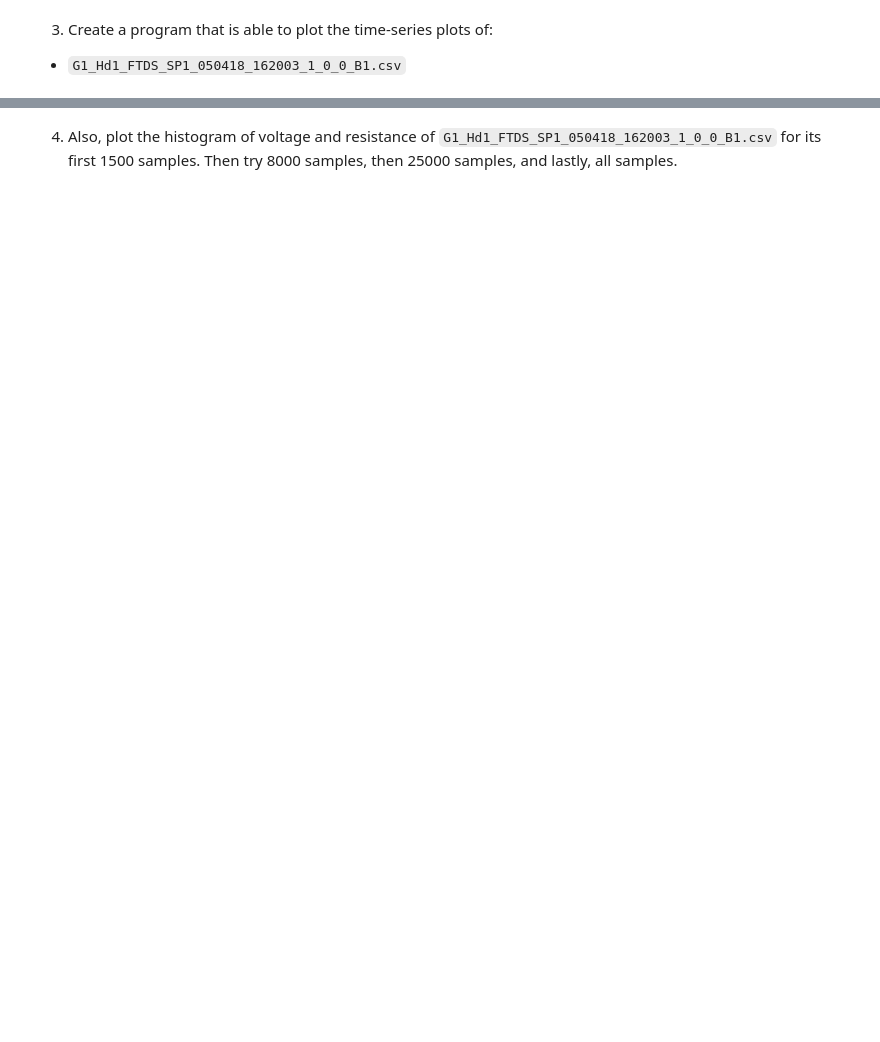
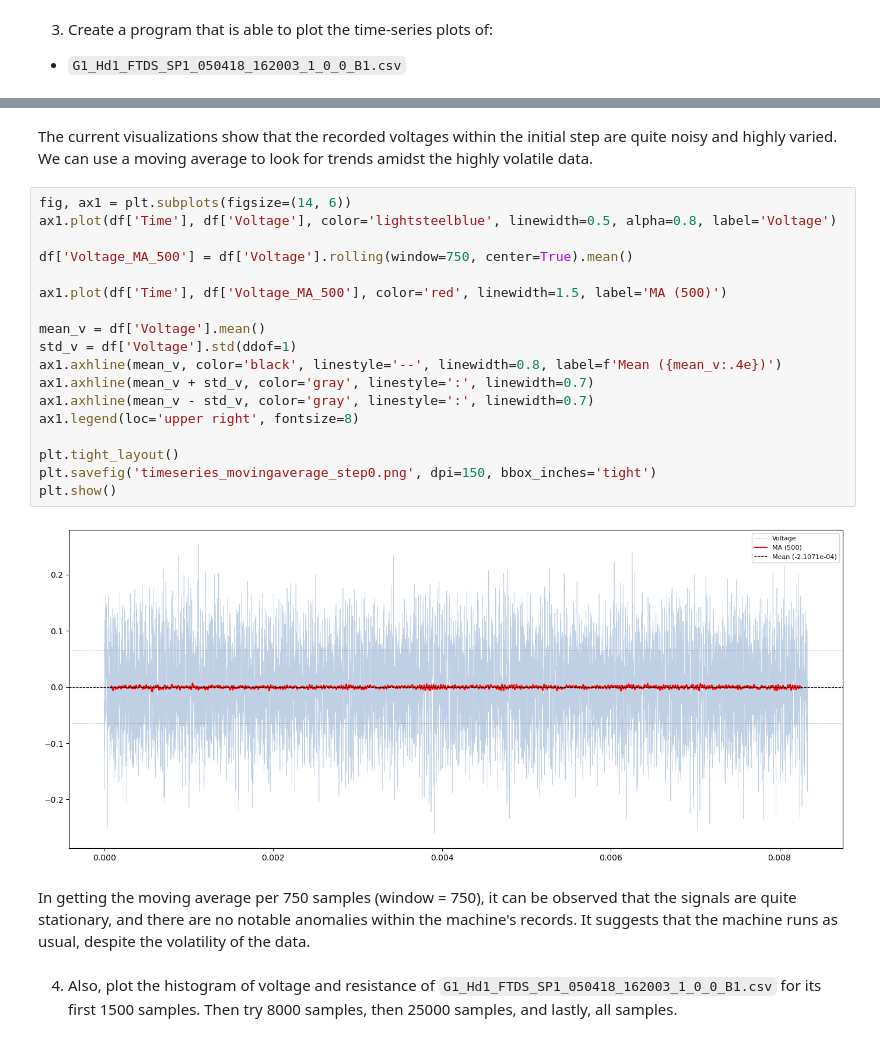
Before and after one commit to leon-pscl/CPE027-pscl, a Jupyter notebook: HOA3/Pascual_HOA3_CPE027_CPE41S2.ipynb, the cells around one changed output, grey strips where cells are left out. Saved outputs shown, nothing was run; the diff lists cells and outputs as text; blank space fills up the shorter version.

```diff
--- a/HOA3/Pascual_HOA3_CPE027_CPE41S2.ipynb
+++ b/HOA3/Pascual_HOA3_CPE027_CPE41S2.ipynb
@@ -179,6 +305,30 @@ plt.savefig('timeseries_step0.png', dpi=150, bbox_inches='tight')
 plt.show()
 # %% [output]
 [figure]
+# %% [markdown]
+The current visualizations show that the recorded voltages within the initial step are quite noisy and highly varied. We can use a moving average to look for trends amidst the highly volatile data.
+# %%
+fig, ax1 = plt.subplots(figsize=(14, 6))
+ax1.plot(df['Time'], df['Voltage'], color='lightsteelblue', linewidth=0.5, alpha=0.8, label='Voltage')
+
+df['Voltage_MA_500'] = df['Voltage'].rolling(window=750, center=True).mean()
+
+ax1.plot(df['Time'], df['Voltage_MA_500'], color='red', linewidth=1.5, label='MA (500)')
+
+mean_v = df['Voltage'].mean()
+std_v = df['Voltage'].std(ddof=1)
+ax1.axhline(mean_v, color='black', linestyle='--', linewidth=0.8, label=f'Mean ({mean_v:.4e})')
+ax1.axhline(mean_v + std_v, color='gray', linestyle=':', linewidth=0.7)
+ax1.axhline(mean_v - std_v, color='gray', linestyle=':', linewidth=0.7)
+ax1.legend(loc='upper right', fontsize=8)
+
+plt.tight_layout()
+plt.savefig('timeseries_movingaverage_step0.png', dpi=150, bbox_inches='tight')
+plt.show()
+# %% [output]
+[figure, added]
+# %% [markdown]
+In getting the moving average per 750 samples (window = 750), it can be observed that the signals are quite stationary, and there are no notable anomalies within the machine's records. It suggests that the machine runs as usual, despite the volatility of the data.
 # %% [markdown]
 4. Also, plot the histogram of voltage and resistance of `G1_Hd1_FTDS_SP1_050418_162003_1_0_0_B1.csv` for its first 1500 samples. Then try 8000 samples, then 25000 samples, and lastly, all samples.
 # %%
```
Also changed, not shown: parts of 25 cells of this notebook, 8 other files.
